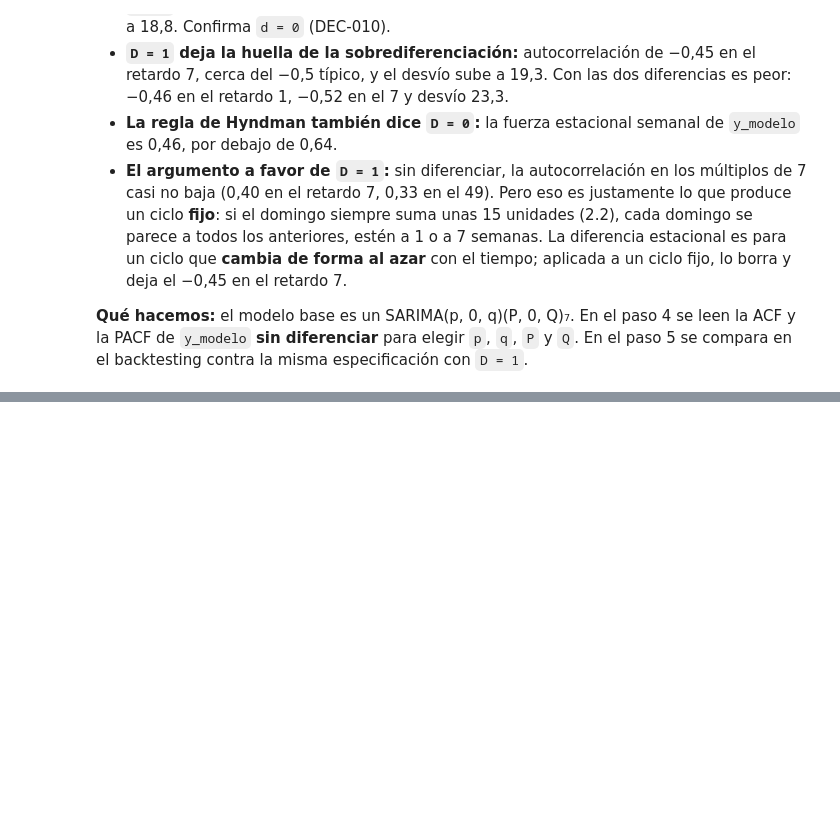
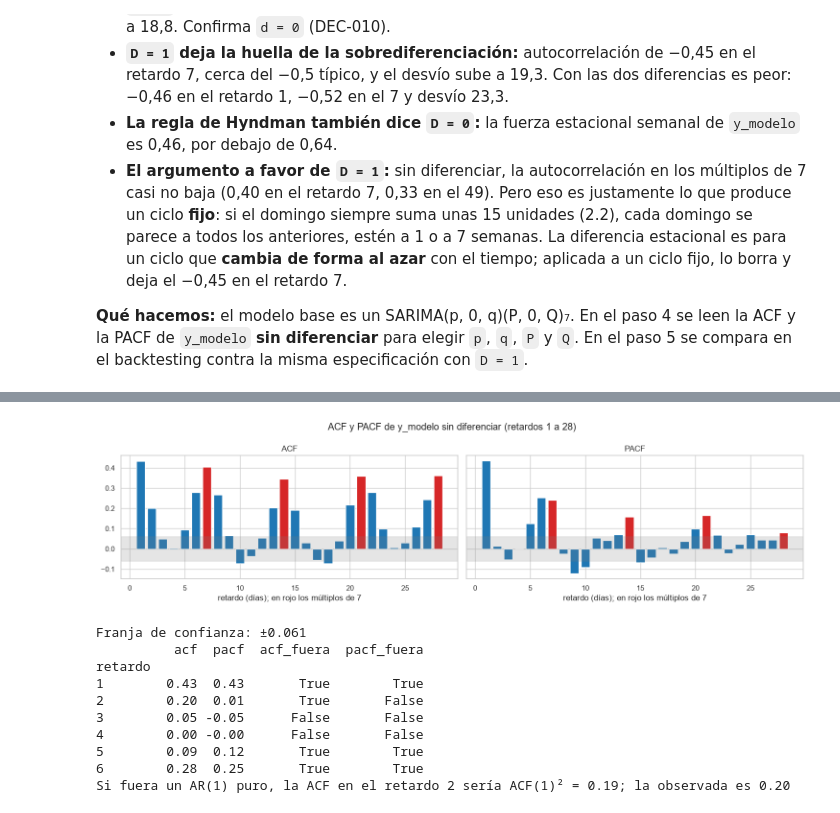
Before and after one commit to agus-chaud/forecasting-retail, a Jupyter notebook: 03_notebooks/04_SARIMA.ipynb, the cells around one changed output, grey strips where cells are left out. Cells and saved outputs as stored; diff of their text form; code cells hidden in the pictures; blank space fills up the shorter version.

```diff
--- a/03_notebooks/04_SARIMA.ipynb
+++ b/03_notebooks/04_SARIMA.ipynb
@@ -829,0 +848,41 @@ Fuerza estacional semanal de y_modelo: 0.46 (regla: D = 1 si supera 0,64)
+# %%
+def tabla_acf_pacf(y, nlags=49):
+    """ACF y PACF de `y` en los retardos 1..nlags, y la franja de confianza (±1,96/√n)."""
+    banda = 1.96 / np.sqrt(len(y))
+    tabla = pd.DataFrame({"acf": acf(y, nlags=nlags, fft=True)[1:], "pacf": pacf(y, nlags=nlags)[1:]},
+                         index=pd.RangeIndex(1, nlags + 1, name="retardo"))
+    return tabla, banda
+
+
+def graficar_acf_pacf(tabla, banda, titulo):
+    """Dos paneles (ACF y PACF) con la franja de confianza; en rojo los múltiplos de 7."""
+    fig, axes = plt.subplots(1, 2, figsize=(15, 4), sharey=True)
+    for ax, col in zip(axes, ["acf", "pacf"]):
+        ax.bar(tabla.index, tabla[col], color=["tab:red" if k % 7 == 0 else "tab:blue" for k in tabla.index])
+        ax.axhspan(-banda, banda, color="gray", alpha=0.2)
+        ax.set_title(col.upper()); ax.set_xlabel("retardo (días); en rojo los múltiplos de 7")
+    fig.suptitle(titulo)
+    plt.tight_layout(); plt.show()
+
+
+tabla_ac, banda_ac = tabla_acf_pacf(y_modelo)
+graficar_acf_pacf(tabla_ac.loc[:28], banda_ac, "ACF y PACF de y_modelo sin diferenciar (retardos 1 a 28)")
+
+cortos = tabla_ac.loc[1:6].copy()
+cortos["acf_fuera"] = cortos["acf"].abs() > banda_ac
+cortos["pacf_fuera"] = cortos["pacf"].abs() > banda_ac
+print(f"Franja de confianza: ±{banda_ac:.3f}")
+print(cortos.round(2).to_string())
+print(f"Si fuera un AR(1) puro, la ACF en el retardo 2 sería ACF(1)² = {tabla_ac.loc[1, 'acf'] ** 2:.2f}; la observada es {tabla_ac.loc[2, 'acf']:.2f}")
+# %% [output]
+[figure, added]
+Franja de confianza: ±0.061
+          acf  pacf  acf_fuera  pacf_fuera
+retardo
+1        0.43  0.43       True        True
+2        0.20  0.01       True       False
+3        0.05 -0.05      False       False
+4        0.00 -0.00      False       False
+5        0.09  0.12       True        True
+6        0.28  0.25       True        True
+Si fuera un AR(1) puro, la ACF en el retardo 2 sería ACF(1)² = 0.19; la observada es 0.20
```
Also changed, not shown: parts of 8 cells of this notebook, 1 other file.
